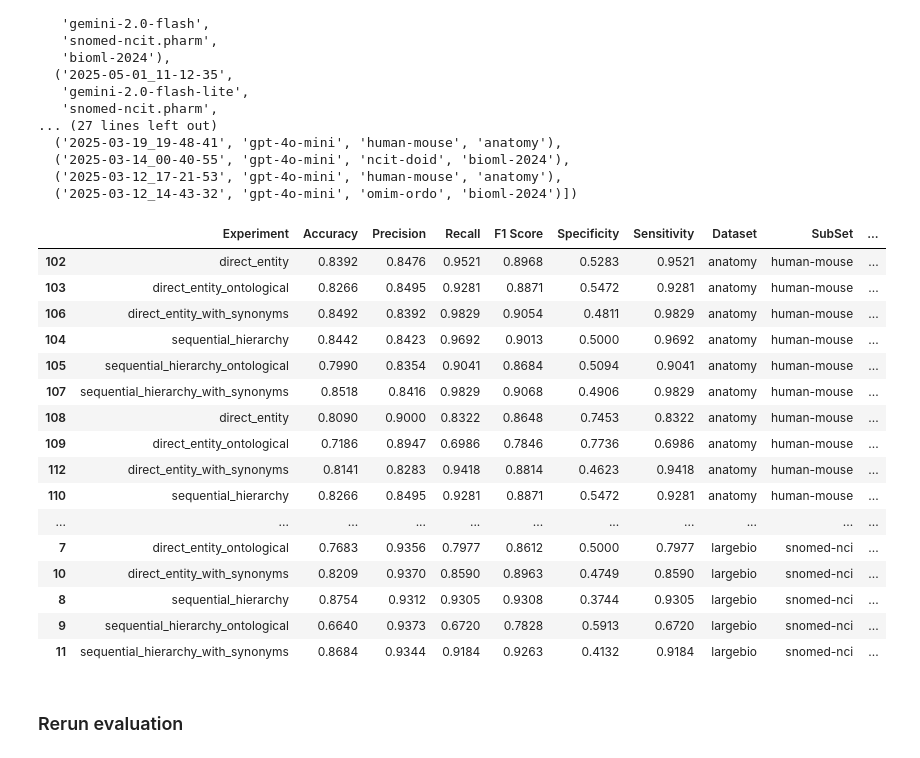
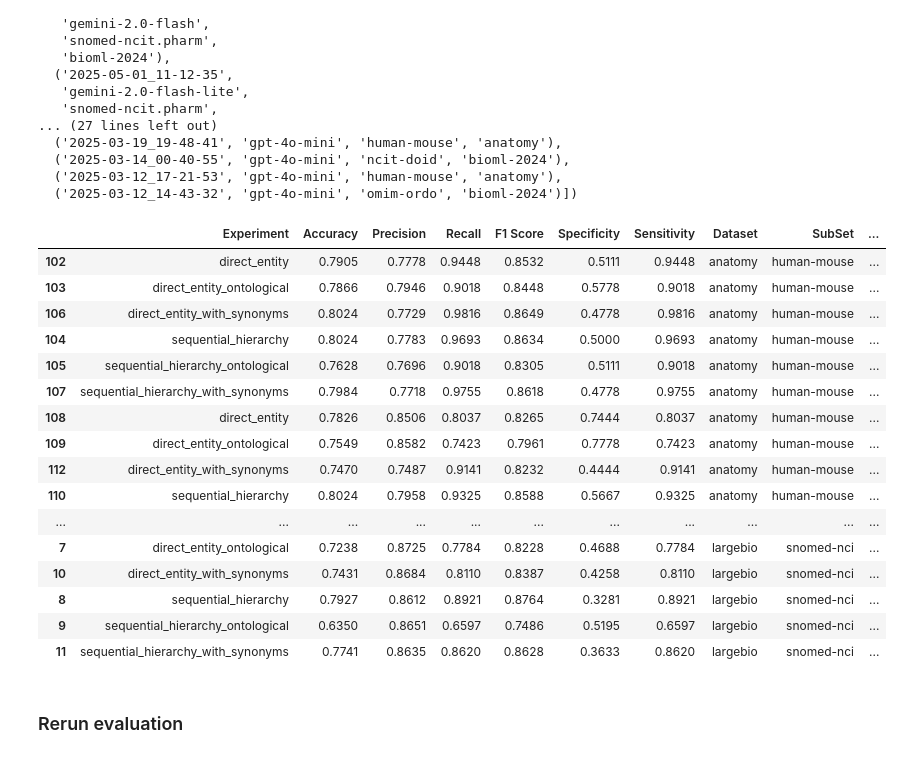
Before and after one commit to city-artificial-intelligence/logmap-llm-exp, a Jupyter notebook: notebooks/with_prompts_preprocessing.ipynb, the cells around one changed output. Saved outputs shown, nothing was run; the diff lists cells and outputs as text; code cells hidden in the pictures.

Commit message:
added suffixes support for files, reduced subsets metrics and anatomy fix

```diff
--- a/notebooks/with_prompts_preprocessing.ipynb
+++ b/notebooks/with_prompts_preprocessing.ipynb
@@ -424,50 +452,50 @@ runs = [
     ('2025-04-06_14-18-46', 'gemini-2.0-flash', 'fma-nci', 'largebio'),
     ('2025-04-04_19-41-28', 'gemini-2.0-flash', 'human-mouse', 'anatomy'),
     ('2025-04-04_19-23-47', 'gemini-2.0-flash-lite', 'human-mouse', 'anatomy'),
     ('2025-04-04_00-43-16', 'gemini-2.0-flash', 'fma-snomed', 'largebio'),
     ('2025-03-28_10-15-04', 'gpt-4o-mini', 'fma-nci', 'largebio'),
     ('2025-03-19_23-32-20', 'gpt-4o-mini', 'omim-ordo', 'bioml-2024'),
     ('2025-03-19_22-17-52', 'gpt-4o-mini', 'ncit-doid', 'bioml-2024'),
     ('2025-03-19_19-48-41', 'gpt-4o-mini', 'human-mouse', 'anatomy'),
     ('2025-03-14_00-40-55', 'gpt-4o-mini', 'ncit-doid', 'bioml-2024'),
     ('2025-03-12_17-21-53', 'gpt-4o-mini', 'human-mouse', 'anatomy'),
     ('2025-03-12_14-43-32', 'gpt-4o-mini', 'omim-ordo', 'bioml-2024')
  ]
 
-suffix = ""
+suffix = "_reduced"
 
 dfs = []
 for run_subdir, model, set_name, dataset in runs:
     metrics_df = read_run_metrics_df(run_subdir, suffix)
     for col, value in zip(["Dataset", "SubSet", "Model"], [dataset, set_name, model]):
         if col not in metrics_df.columns:
             metrics_df[col] = value
     metrics_df["Run"] = run_subdir
     dfs.append(metrics_df)
 
 results_df = pd.concat(dfs, ignore_index=True)
 results_df = results_df.sort_values(by=["Dataset", "SubSet", "Model", "Experiment"])
 
 results_df.to_csv(RUN_DIR / f"all_runs_metrics{suffix}.csv", index=False)
 results_df
 # %% [output]
 |  | Experiment | Accuracy | Precision | Recall | F1 Score | Specificity | Sensitivity | Dataset | SubSet | ... |
-| 102 | direct_entity | 0.8392 | 0.8476 | 0.9521 | 0.8968 | 0.5283 | 0.9521 | anatomy | human-mouse | ... |
-| 103 | direct_entity_ontological | 0.8266 | 0.8495 | 0.9281 | 0.8871 | 0.5472 | 0.9281 | anatomy | human-mouse | ... |
-| 106 | direct_entity_with_synonyms | 0.8492 | 0.8392 | 0.9829 | 0.9054 | 0.4811 | 0.9829 | anatomy | human-mouse | ... |
-| 104 | sequential_hierarchy | 0.8442 | 0.8423 | 0.9692 | 0.9013 | 0.5000 | 0.9692 | anatomy | human-mouse | ... |
-| 105 | sequential_hierarchy_ontological | 0.7990 | 0.8354 | 0.9041 | 0.8684 | 0.5094 | 0.9041 | anatomy | human-mouse | ... |
-| 107 | sequential_hierarchy_with_synonyms | 0.8518 | 0.8416 | 0.9829 | 0.9068 | 0.4906 | 0.9829 | anatomy | human-mouse | ... |
-| 108 | direct_entity | 0.8090 | 0.9000 | 0.8322 | 0.8648 | 0.7453 | 0.8322 | anatomy | human-mouse | ... |
-| 109 | direct_entity_ontological | 0.7186 | 0.8947 | 0.6986 | 0.7846 | 0.7736 | 0.6986 | anatomy | human-mouse | ... |
-| 112 | direct_entity_with_synonyms | 0.8141 | 0.8283 | 0.9418 | 0.8814 | 0.4623 | 0.9418 | anatomy | human-mouse | ... |
-| 110 | sequential_hierarchy | 0.8266 | 0.8495 | 0.9281 | 0.8871 | 0.5472 | 0.9281 | anatomy | human-mouse | ... |
+| 102 | direct_entity | 0.7905 | 0.7778 | 0.9448 | 0.8532 | 0.5111 | 0.9448 | anatomy | human-mouse | ... |
+| 103 | direct_entity_ontological | 0.7866 | 0.7946 | 0.9018 | 0.8448 | 0.5778 | 0.9018 | anatomy | human-mouse | ... |
+| 106 | direct_entity_with_synonyms | 0.8024 | 0.7729 | 0.9816 | 0.8649 | 0.4778 | 0.9816 | anatomy | human-mouse | ... |
+| 104 | sequential_hierarchy | 0.8024 | 0.7783 | 0.9693 | 0.8634 | 0.5000 | 0.9693 | anatomy | human-mouse | ... |
+| 105 | sequential_hierarchy_ontological | 0.7628 | 0.7696 | 0.9018 | 0.8305 | 0.5111 | 0.9018 | anatomy | human-mouse | ... |
+| 107 | sequential_hierarchy_with_synonyms | 0.7984 | 0.7718 | 0.9755 | 0.8618 | 0.4778 | 0.9755 | anatomy | human-mouse | ... |
+| 108 | direct_entity | 0.7826 | 0.8506 | 0.8037 | 0.8265 | 0.7444 | 0.8037 | anatomy | human-mouse | ... |
+| 109 | direct_entity_ontological | 0.7549 | 0.8582 | 0.7423 | 0.7961 | 0.7778 | 0.7423 | anatomy | human-mouse | ... |
+| 112 | direct_entity_with_synonyms | 0.7470 | 0.7487 | 0.9141 | 0.8232 | 0.4444 | 0.9141 | anatomy | human-mouse | ... |
+| 110 | sequential_hierarchy | 0.8024 | 0.7958 | 0.9325 | 0.8588 | 0.5667 | 0.9325 | anatomy | human-mouse | ... |
 | ... | ... | ... | ... | ... | ... | ... | ... | ... | ... | ... |
-| 7 | direct_entity_ontological | 0.7683 | 0.9356 | 0.7977 | 0.8612 | 0.5000 | 0.7977 | largebio | snomed-nci | ... |
-| 10 | direct_entity_with_synonyms | 0.8209 | 0.9370 | 0.8590 | 0.8963 | 0.4749 | 0.8590 | largebio | snomed-nci | ... |
-| 8 | sequential_hierarchy | 0.8754 | 0.9312 | 0.9305 | 0.9308 | 0.3744 | 0.9305 | largebio | snomed-nci | ... |
-| 9 | sequential_hierarchy_ontological | 0.6640 | 0.9373 | 0.6720 | 0.7828 | 0.5913 | 0.6720 | largebio | snomed-nci | ... |
-| 11 | sequential_hierarchy_with_synonyms | 0.8684 | 0.9344 | 0.9184 | 0.9263 | 0.4132 | 0.9184 | largebio | snomed-nci | ... |
+| 7 | direct_entity_ontological | 0.7238 | 0.8725 | 0.7784 | 0.8228 | 0.4688 | 0.7784 | largebio | snomed-nci | ... |
+| 10 | direct_entity_with_synonyms | 0.7431 | 0.8684 | 0.8110 | 0.8387 | 0.4258 | 0.8110 | largebio | snomed-nci | ... |
+| 8 | sequential_hierarchy | 0.7927 | 0.8612 | 0.8921 | 0.8764 | 0.3281 | 0.8921 | largebio | snomed-nci | ... |
+| 9 | sequential_hierarchy_ontological | 0.6350 | 0.8651 | 0.6597 | 0.7486 | 0.5195 | 0.6597 | largebio | snomed-nci | ... |
+| 11 | sequential_hierarchy_with_synonyms | 0.7741 | 0.8635 | 0.8620 | 0.8628 | 0.3633 | 0.8620 | largebio | snomed-nci | ... |
 # %% [markdown]
 ### Rerun evaluation
 # %%
```
Also changed, not shown: parts of 8 cells of this notebook, 26 other files.
